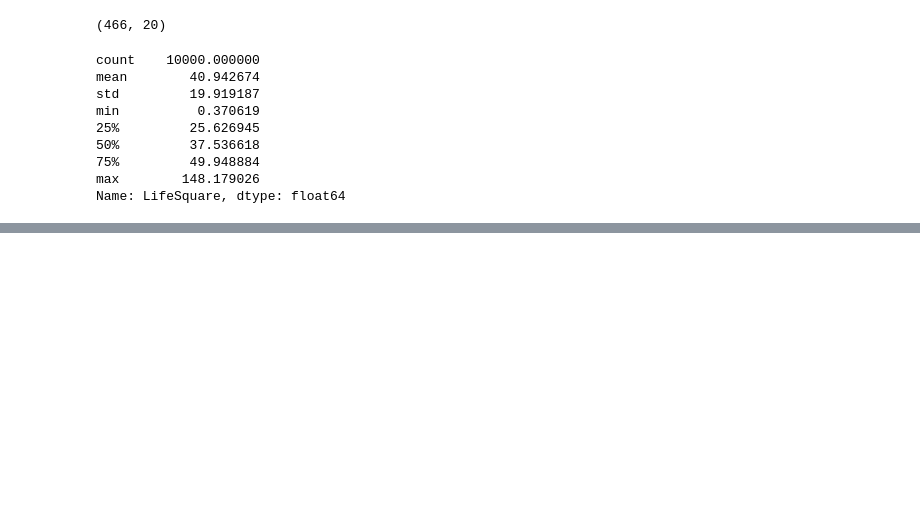
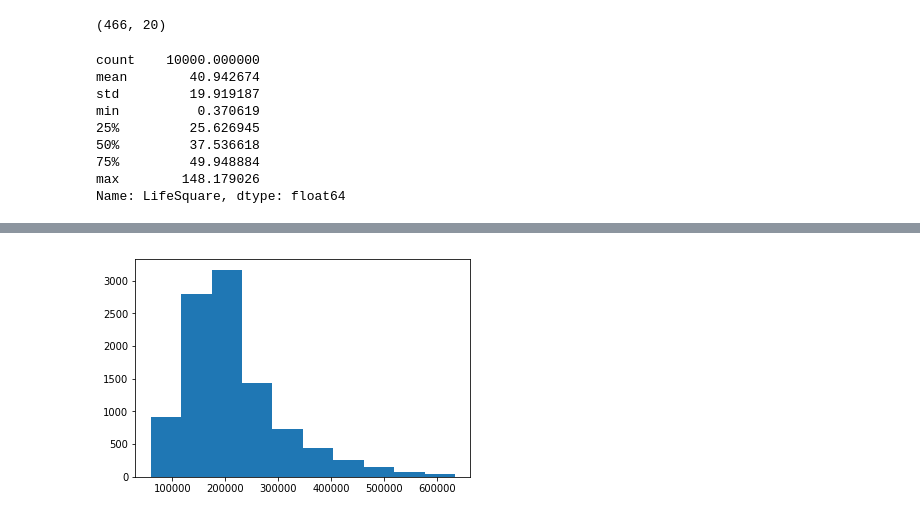
Before and after one commit to MoriMorou/GB_Python, a Jupyter notebook: Data_Science/Project/project.ipynb, the cells around one changed output, grey strips where cells are left out. Cells and saved outputs as stored; diff of their text form; code cells hidden in the pictures; blank space fills up the shorter version.

```diff
--- a/Data_Science/Project/project.ipynb
+++ b/Data_Science/Project/project.ipynb
@@ -502,0 +533,4 @@ Name: LifeSquare, dtype: float64
+# %%
+plt.hist(data['Price']);
+# %% [output]
+[figure, added]
```
Also changed, not shown: parts of 34 cells of this notebook, 2 other files.
